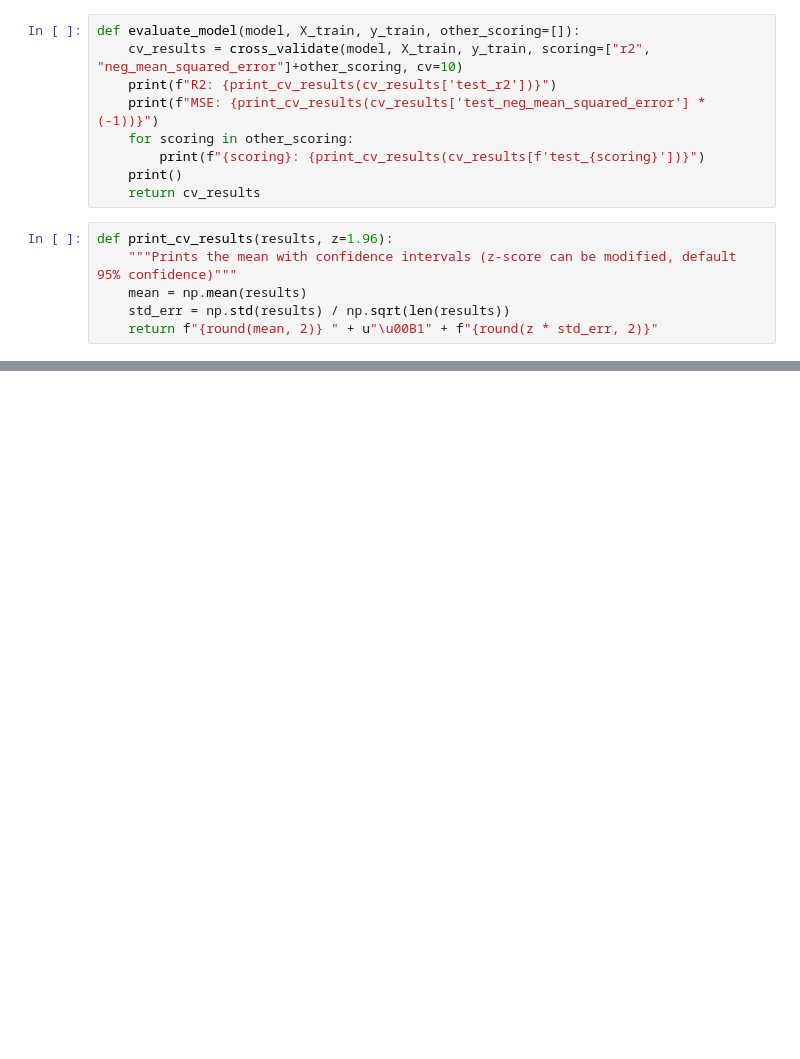
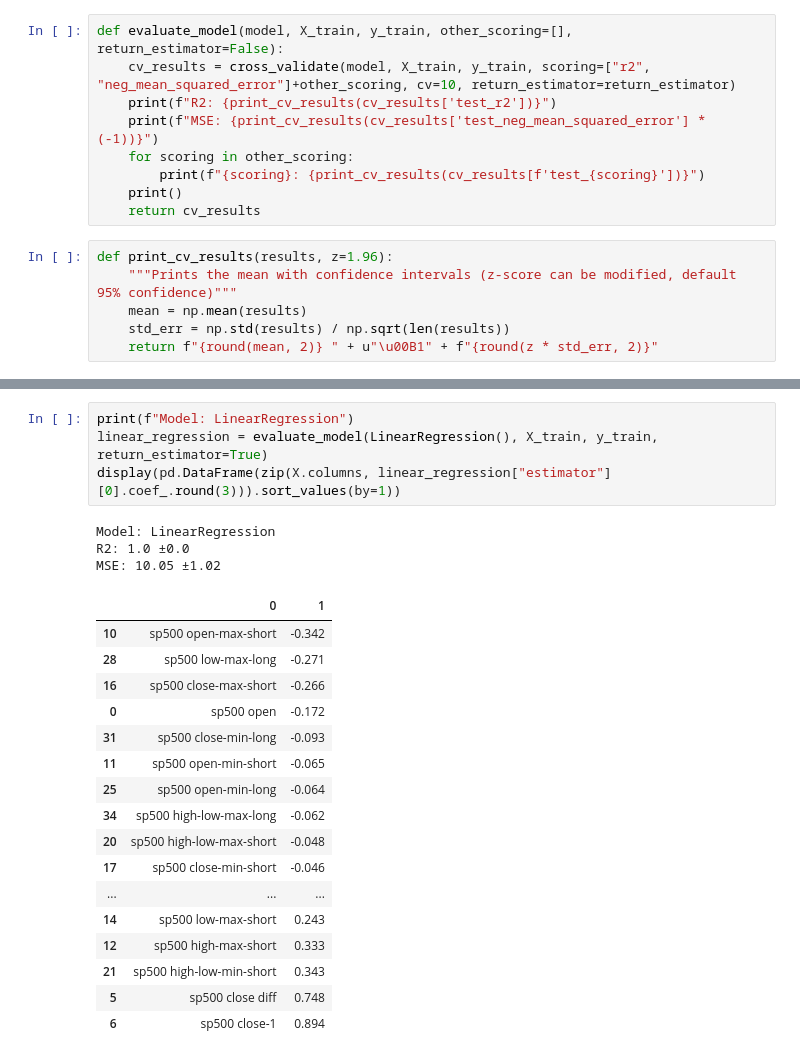
Before and after one commit to luck058/kaggle-gold-price-analysis, a Jupyter notebook: model_1_kaggle_gold_price_analysis.ipynb, the cells around one changed output, grey strips where cells are left out. Cells and saved outputs as stored; diff of their text form; blank space fills up the shorter version.

```diff
--- a/model_1_kaggle_gold_price_analysis.ipynb
+++ b/model_1_kaggle_gold_price_analysis.ipynb
@@ -253,8 +270,8 @@ from sklearn.discriminant_analysis import LinearDiscriminantAnalysis
 from sklearn.discriminant_analysis import QuadraticDiscriminantAnalysis
 from sklearn.neural_network import MLPRegressor
 # %%
-def evaluate_model(model, X_train, y_train, other_scoring=[]):
-    cv_results = cross_validate(model, X_train, y_train, scoring=["r2", "neg_mean_squared_error"]+other_scoring, cv=10)
+def evaluate_model(model, X_train, y_train, other_scoring=[], return_estimator=False):
+    cv_results = cross_validate(model, X_train, y_train, scoring=["r2", "neg_mean_squared_error"]+other_scoring, cv=10, return_estimator=return_estimator)
     print(f"R2: {print_cv_results(cv_results['test_r2'])}")
     print(f"MSE: {print_cv_results(cv_results['test_neg_mean_squared_error'] * (-1))}")
     for scoring in other_scoring:
@@ -269,0 +296,25 @@ def print_cv_results(results, z=1.96):
+# %%
+print(f"Model: LinearRegression")
+linear_regression = evaluate_model(LinearRegression(), X_train, y_train, return_estimator=True)
+display(pd.DataFrame(zip(X.columns, linear_regression["estimator"][0].coef_.round(3))).sort_values(by=1))
+# %% [output]
+Model: LinearRegression
+R2: 1.0 ±0.0
+MSE: 10.05 ±1.02
+|  | 0 | 1 |
+| 10 | sp500 open-max-short | -0.342 |
+| 28 | sp500 low-max-long | -0.271 |
+| 16 | sp500 close-max-short | -0.266 |
+| 0 | sp500 open | -0.172 |
+| 31 | sp500 close-min-long | -0.093 |
+| 11 | sp500 open-min-short | -0.065 |
+| 25 | sp500 open-min-long | -0.064 |
+| 34 | sp500 high-low-max-long | -0.062 |
+| 20 | sp500 high-low-max-short | -0.048 |
+| 17 | sp500 close-min-short | -0.046 |
+| ... | ... | ... |
+| 14 | sp500 low-max-short | 0.243 |
+| 12 | sp500 high-max-short | 0.333 |
+| 21 | sp500 high-low-min-short | 0.343 |
+| 5 | sp500 close diff | 0.748 |
+| 6 | sp500 close-1 | 0.894 |
```
Also changed, not shown: parts of 15 cells of this notebook.
